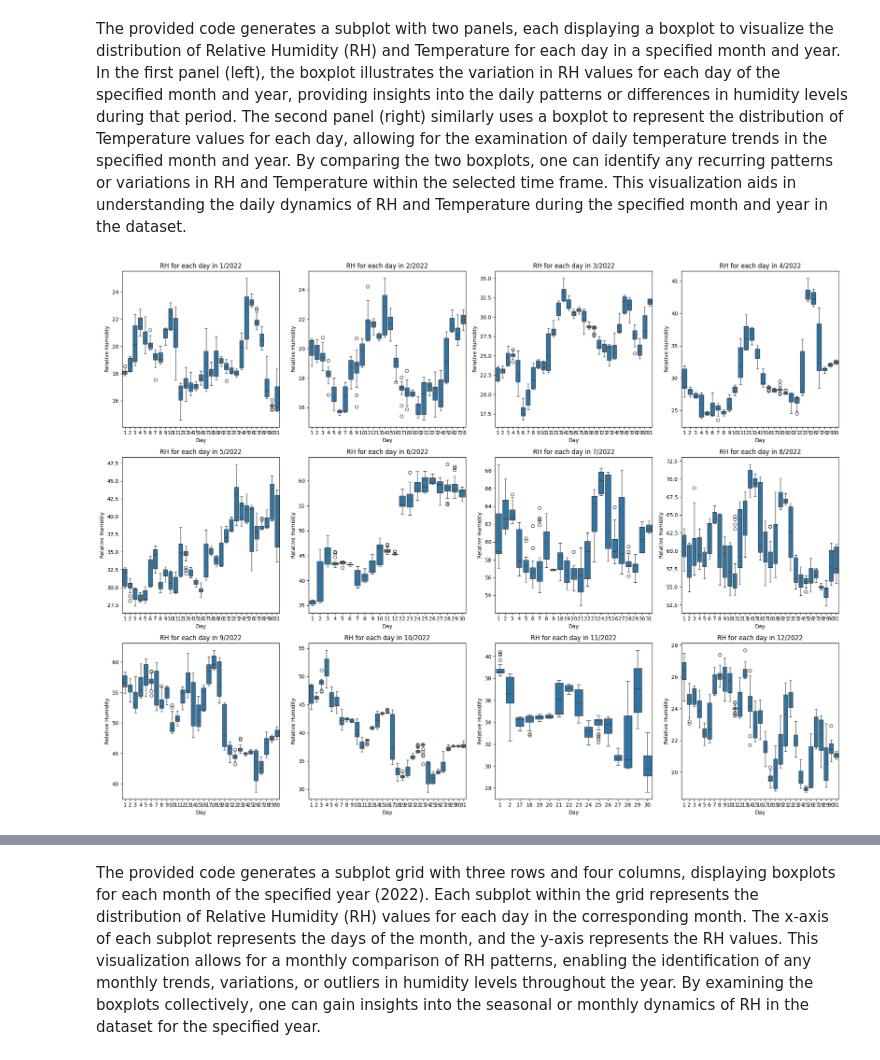
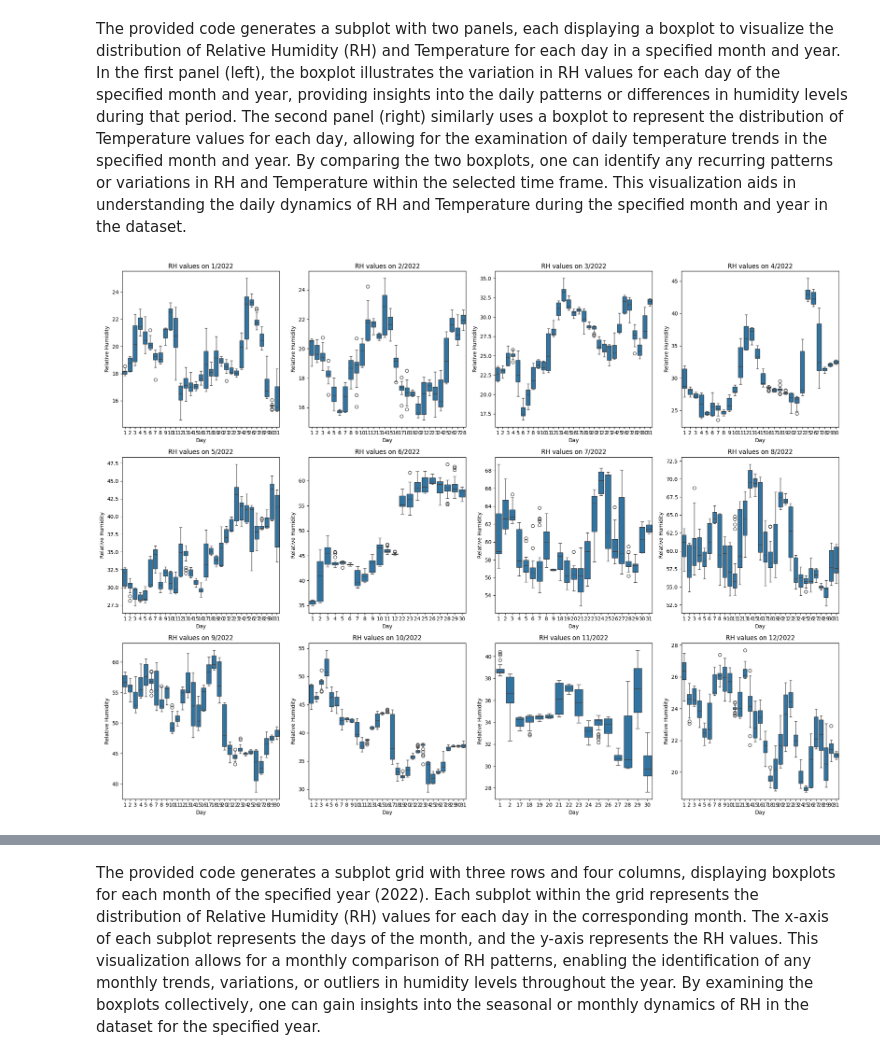
Before and after one commit to mshapna/EDA_Timeseries, a Jupyter notebook: EDA_Ver2.ipynb, the cells around one changed output, grey strips where cells are left out. Cells and saved outputs as stored; diff of their text form; code cells hidden in the pictures.

```diff
--- a/EDA_Ver2.ipynb
+++ b/EDA_Ver2.ipynb
@@ -319,32 +325,32 @@ import matplotlib.pyplot as plt
 import pandas as pd
 
 # Convert 'Timestamp' column to datetime format
 df['Timestamp'] = pd.to_datetime(df['Timestamp'], unit='s')  # Assuming the timestamp is in seconds
 
 # Specify the target year
 target_year = 2022
 
 # Create a subplot grid for all months
 fig, axes = plt.subplots(nrows=3, ncols=4, figsize=(20, 15))
 
 # Flatten the axes for easy indexing
 axes = axes.flatten()
 
 # Loop through each month
 for month in range(1, 13):
     # Filter the data for the target month and year
     target_month_data = df[(df['Timestamp'].dt.month == month) & (df['Timestamp'].dt.year == target_year)]
 
     # Plot boxplots for Relative Humidity (RH)
     sns.boxplot(data=target_month_data, x="Day", y="RH", ax=axes[month-1])
     axes[month-1].set_xlabel('Day')
     axes[month-1].set_ylabel('Relative Humidity')
-    axes[month-1].set_title(f'RH for each day in {month}/{target_year}')
+    axes[month-1].set_title(f'RH values on {month}/{target_year}')
 
 # Adjust layout
 plt.tight_layout()
 
 # Show the combined plot
 plt.show()
 # %% [output]
-[figure, old version]
+[figure, new version]
```
Also changed, not shown: parts of 8 cells of this notebook.
